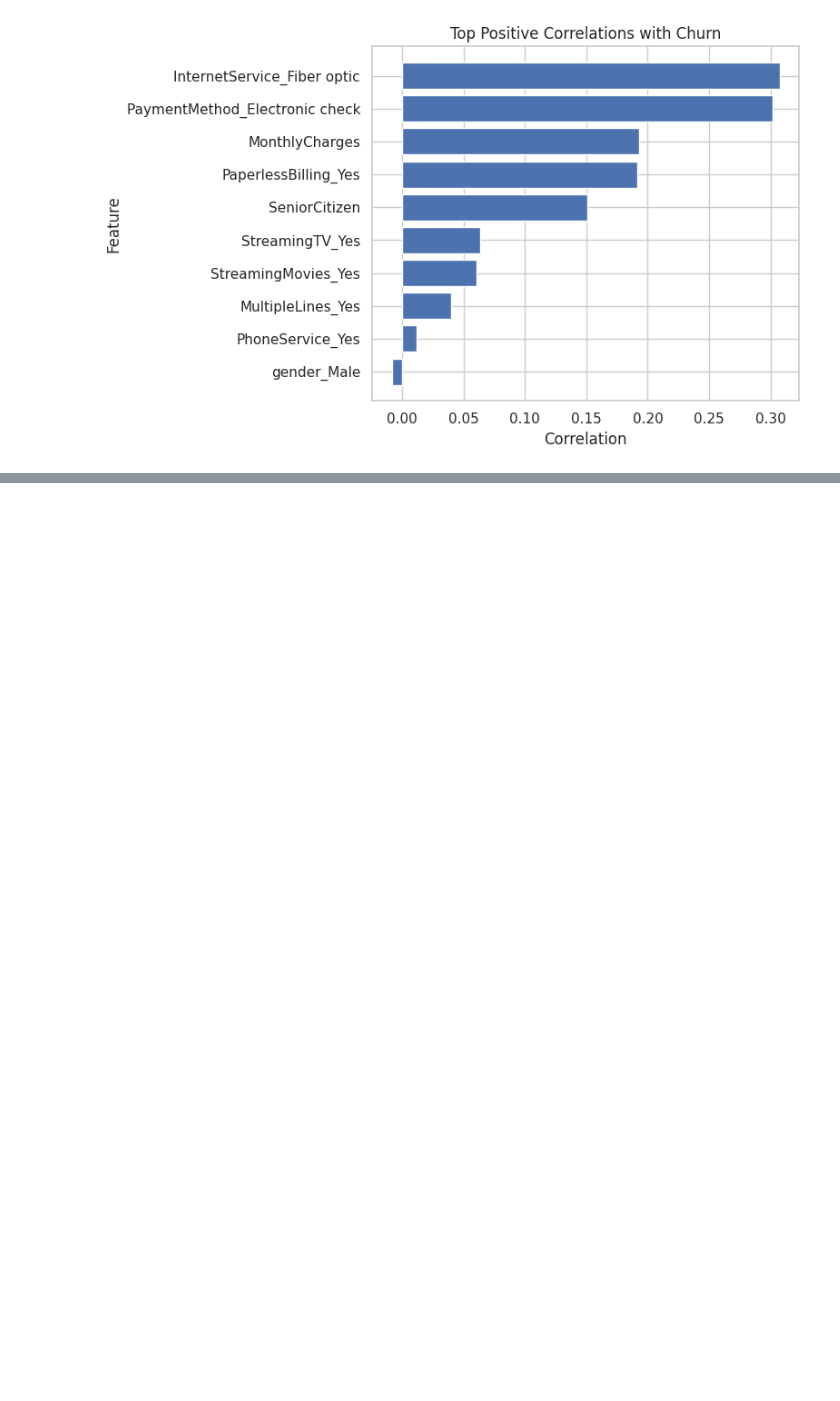
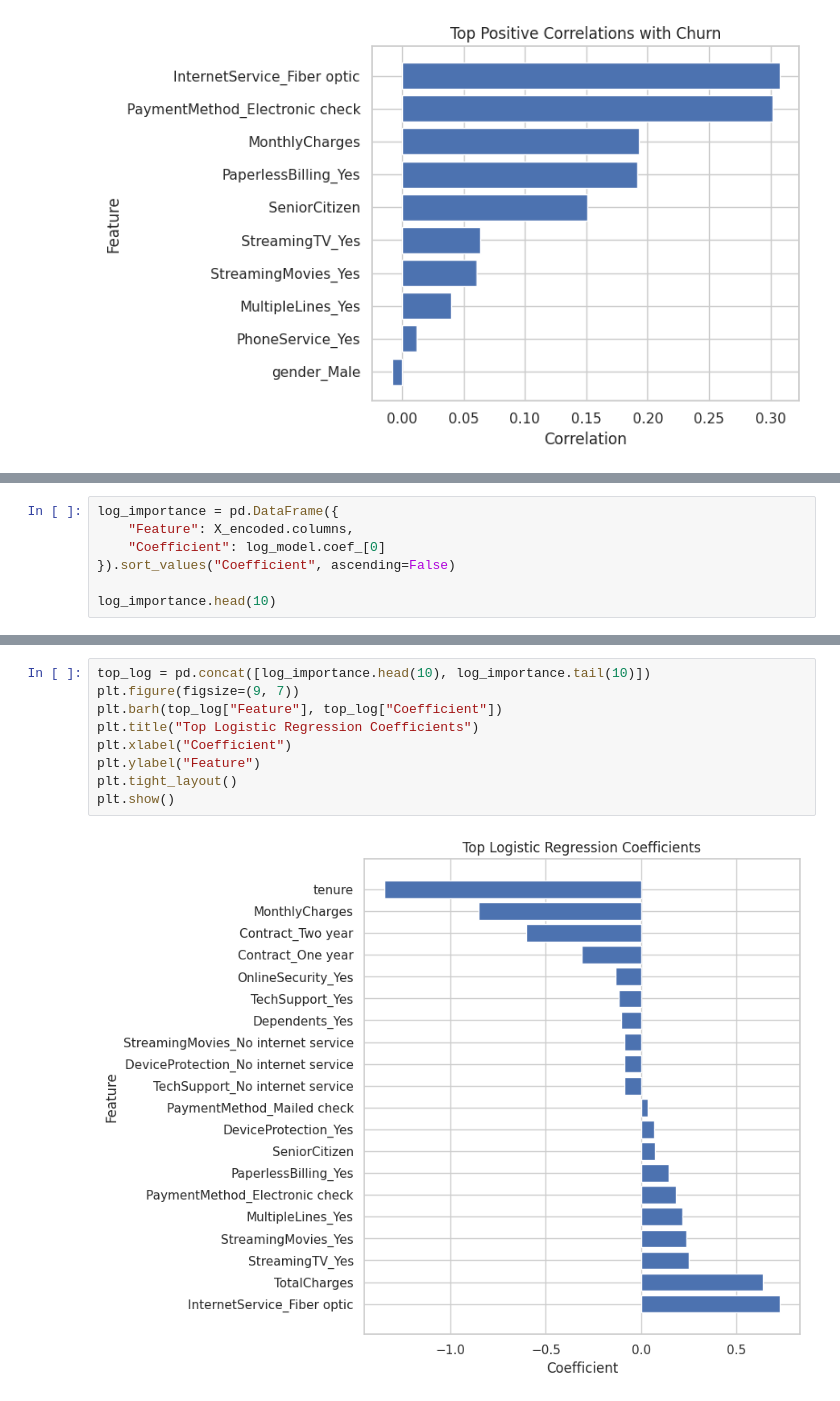
Before and after one commit to RONINNNN/Customer-Churn-Prediction-using-Machine-Learning, a Jupyter notebook: Predicting_Customer_Churn_in_the_Telecom_Industry_project_(1).ipynb, the cells around one changed output, grey strips where cells are left out. Saved outputs shown, nothing was run; the diff lists cells and outputs as text; blank space fills up the shorter version.

```diff
--- a/Predicting_Customer_Churn_in_the_Telecom_Industry_project_(1).ipynb
+++ b/Predicting_Customer_Churn_in_the_Telecom_Industry_project_(1).ipynb
@@ -333,0 +543,7 @@ plt.show()
+# %%
+log_importance = pd.DataFrame({
+    "Feature": X_encoded.columns,
+    "Coefficient": log_model.coef_[0]
+}).sort_values("Coefficient", ascending=False)
+
+log_importance.head(10)
@@ -333,0 +562,11 @@ plt.show()
+# %%
+top_log = pd.concat([log_importance.head(10), log_importance.tail(10)])
+plt.figure(figsize=(9, 7))
+plt.barh(top_log["Feature"], top_log["Coefficient"])
+plt.title("Top Logistic Regression Coefficients")
+plt.xlabel("Coefficient")
+plt.ylabel("Feature")
+plt.tight_layout()
+plt.show()
+# %% [output]
+[figure, added]
```
Also changed, not shown: parts of 20 cells of this notebook.
